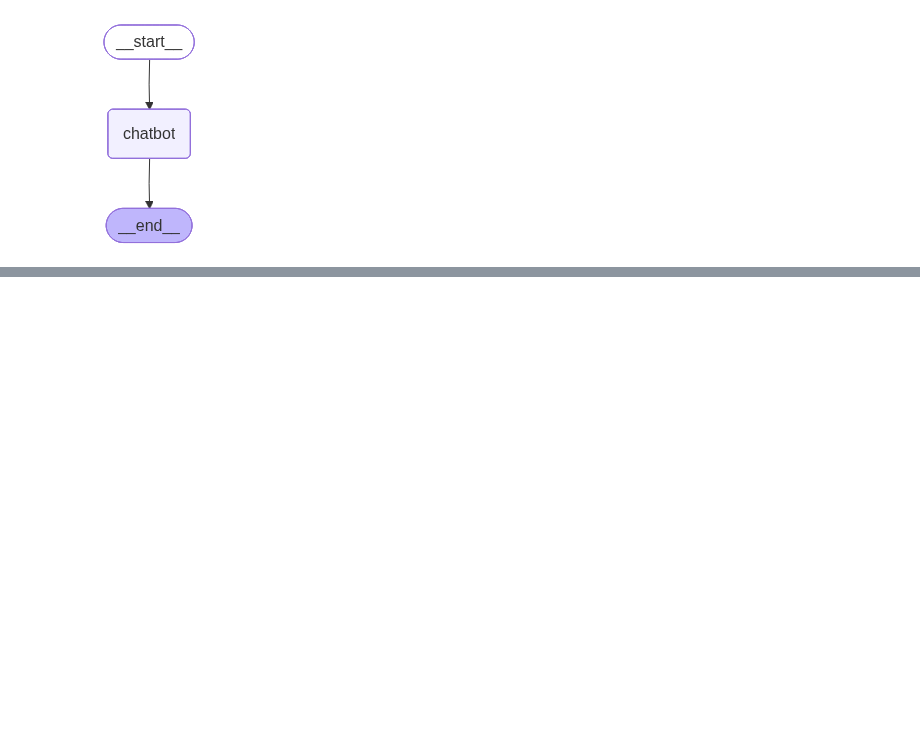
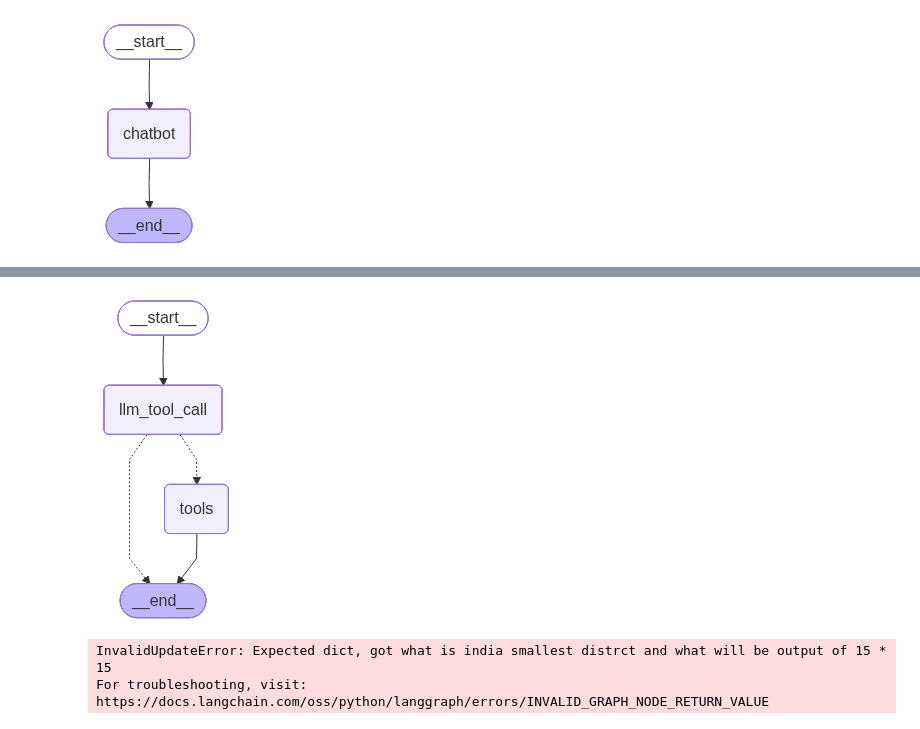
Before and after one commit to vsingh0809/langgraph-chatbot, a Jupyter notebook: basic_chatbot/basic_chatbot.ipynb, the cells around one changed output, grey strips where cells are left out. Drawn from its saved outputs; the diff is of its cells as text; code cells hidden in the pictures; blank space fills up the shorter version.

Commit message:
implemented Tool-calling in chatbot

```diff
--- a/basic_chatbot/basic_chatbot.ipynb
+++ b/basic_chatbot/basic_chatbot.ipynb
@@ -45,0 +48,5 @@ response["messages"][-1].content
+# %%
+from langchain_tavily  import TavilySearch
+
+tool= TavilySearch(max_results=2)
+tool.invoke("who is vaibhav singh")
@@ -45,0 +70,39 @@ response["messages"][-1].content
+# %%
+def multiply(a:int,b:int)->int:
+     """Calculates the gross salary including bonuses."""
+     return a*b
+# %%
+tools=[tool,multiply]
+llm_bind_with_tools=llm.bind_tools(tools)
+# %%
+from langgraph.graph import StateGraph,START,END
+from langgraph.prebuilt import ToolNode,tools_condition
+
+graph_builder=StateGraph(State)
+
+def llm_tool_call(state:State):
+    return {"messages":llm_bind_with_tools.invoke(state["messages"])}
+
+graph_builder.add_node("llm_tool_call",llm_tool_call)
+graph_builder.add_node("tools",ToolNode(tools))
+
+graph_builder.add_edge(START,"llm_tool_call")
+graph_builder.add_conditional_edges("llm_tool_call",tools_condition)
+graph_builder.add_edge("tools",END)
+
+graph=graph_builder.compile()
+# %%
+from IPython.display import display,Image
+
+try:
+    display(Image(graph.get_graph().draw_mermaid_png()))
+except Exception:
+    pass
+# %% [output]
+[figure, added]
+# %%
+response=graph.invoke({"messages":"("what is india smallest distrct and what will be output of 15 * 15""})
+response
+# %% [output]
+InvalidUpdateError: Expected dict, got what is india smallest distrct and what will be output of 15 * 15
+For troubleshooting, visit: https://docs.langchain.com/oss/python/langgraph/errors/INVALID_GRAPH_NODE_RETURN_VALUE
```
Also changed, not shown: parts of 3 cells of this notebook, 1 other file.
